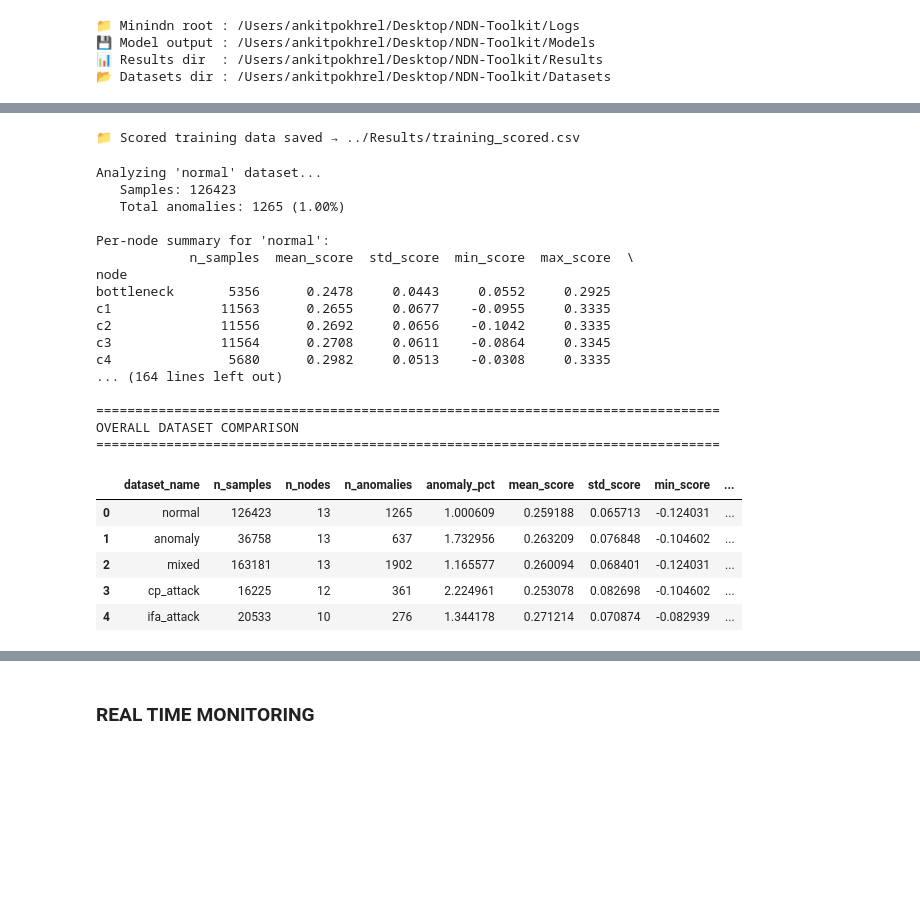
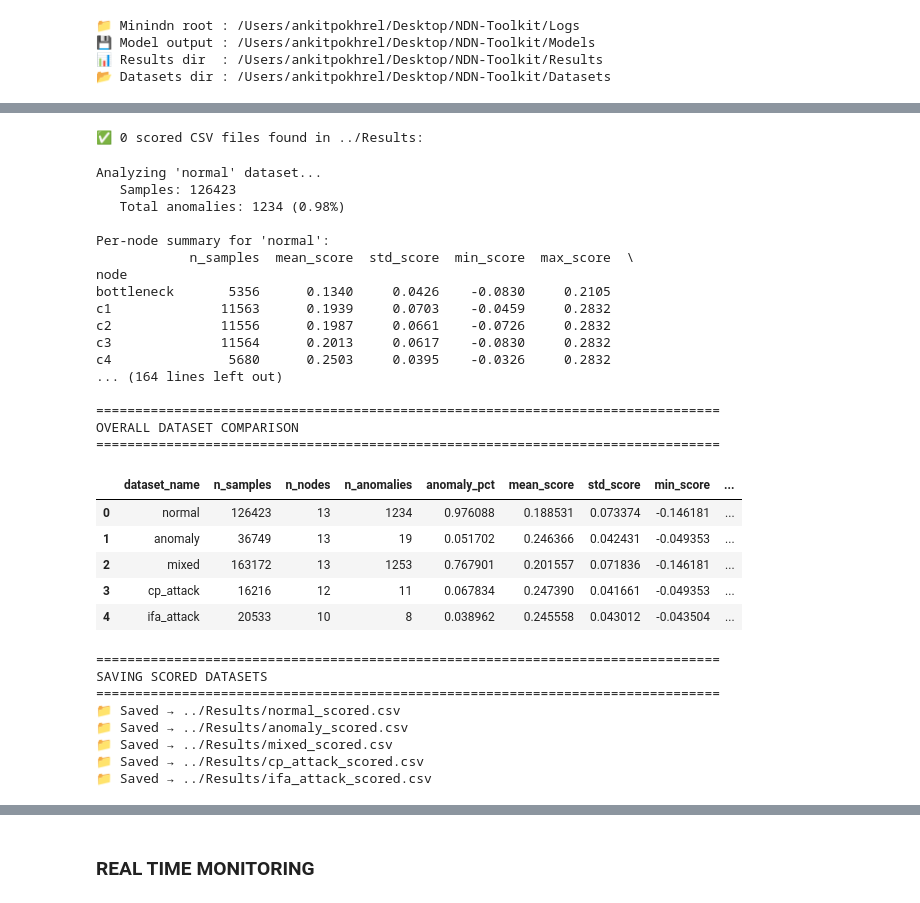
Before and after one commit to fuyalasmit/NDN-Toolkit, a Jupyter notebook: Notebooks/if_model.ipynb, the cells around one changed output, grey strips where cells are left out. Cells and saved outputs as stored; diff of their text form; code cells hidden in the pictures; blank space fills up the shorter version.

```diff
--- a/Notebooks/if_model.ipynb
+++ b/Notebooks/if_model.ipynb
@@ -349,10 +238,14 @@ print("📁 Saved → results/feature_importance.png")
 # %%
-# Save scored training data as CSV for reference
-out_csv = os.path.join(RESULTS_DIR, "training_scored.csv")
-feat_df_scored.to_csv(out_csv, index=False)
-print(f"📁 Scored training data saved → {out_csv}")
+# # Verify scored datasets were saved
+# import glob
+
+# csv_files = glob.glob(f"{RESULTS_DIR}/*_scored.csv")
+# print(f"✅ {len(csv_files)} scored CSV files found in {RESULTS_DIR}:")
+# for csv_file in sorted(csv_files):
+#     size_mb = os.path.getsize(csv_file) / (1024*1024)
+#     print(f"   • {os.path.basename(csv_file)} ({size_mb:.2f} MB)")
 # %% [output]
-📁 Scored training data saved → ../Results/training_scored.csv
+✅ 0 scored CSV files found in ../Results:
 # %%
 # ═══════════════════════════════════════════════════════════════════════════════
 # MULTI-DATASET ANALYSIS
@@ -428,46 +321,63 @@ all_analyses = []
 
 for ds_name in DATASET_ORDER:
     ds_df = datasets[ds_name]
-    analysis, scored, node_stats = analyze_dataset(ds_df, ds_name, pipeline, THRESHOLD, FEATURE_COLS)
+    analysis, scored, node_stats = analyze_dataset(ds_df, ds_name, loaded_pipeline, loaded_threshold, loaded_feat_cols)
     results[ds_name] = {
         'analysis': analysis,
         'scored_df': scored,
         'node_stats': node_stats
     }
     all_analyses.append(analysis)
     print(f"\nPer-node summary for '{ds_name}':")
     print(node_stats)
 
 # Create summary table
 summary_df = pd.DataFrame(all_analyses)
 print("\n" + "=" * 80)
 print("OVERALL DATASET COMPARISON")
 print("=" * 80)
 display(summary_df)
+
+# Save scored datasets as CSV for reference
+print("\n" + "=" * 80)
+print("SAVING SCORED DATASETS")
+print("=" * 80)
+for ds_name in DATASET_ORDER:
+    out_csv = os.path.join(RESULTS_DIR, f"{ds_name}_scored.csv")
+    results[ds_name]['scored_df'].to_csv(out_csv, index=False)
+    print(f"📁 Saved → {out_csv}")
 # %% [output]
 Analyzing 'normal' dataset...
    Samples: 126423
-   Total anomalies: 1265 (1.00%)
+   Total anomalies: 1234 (0.98%)
 
 Per-node summary for 'normal':
             n_samples  mean_score  std_score  min_score  max_score  \
 node
-bottleneck       5356      0.2478     0.0443     0.0552     0.2925
-c1              11563      0.2655     0.0677    -0.0955     0.3335
-c2              11556      0.2692     0.0656    -0.1042     0.3335
-c3              11564      0.2708     0.0611    -0.0864     0.3345
-c4               5680      0.2982     0.0513    -0.0308     0.3335
+bottleneck       5356      0.1340     0.0426    -0.0830     0.2105
+c1              11563      0.1939     0.0703    -0.0459     0.2832
+c2              11556      0.1987     0.0661    -0.0726     0.2832
+c3              11564      0.2013     0.0617    -0.0830     0.2832
+c4               5680      0.2503     0.0395    -0.0326     0.2832
 ... (164 lines left out)
 
 ================================================================================
 OVERALL DATASET COMPARISON
 ================================================================================
 |  | dataset_name | n_samples | n_nodes | n_anomalies | anomaly_pct | mean_score | std_score | min_score | ... |
-| 0 | normal | 126423 | 13 | 1265 | 1.000609 | 0.259188 | 0.065713 | -0.124031 | ... |
-| 1 | anomaly | 36758 | 13 | 637 | 1.732956 | 0.263209 | 0.076848 | -0.104602 | ... |
-| 2 | mixed | 163181 | 13 | 1902 | 1.165577 | 0.260094 | 0.068401 | -0.124031 | ... |
-| 3 | cp_attack | 16225 | 12 | 361 | 2.224961 | 0.253078 | 0.082698 | -0.104602 | ... |
-| 4 | ifa_attack | 20533 | 10 | 276 | 1.344178 | 0.271214 | 0.070874 | -0.082939 | ... |
+| 0 | normal | 126423 | 13 | 1234 | 0.976088 | 0.188531 | 0.073374 | -0.146181 | ... |
+| 1 | anomaly | 36749 | 13 | 19 | 0.051702 | 0.246366 | 0.042431 | -0.049353 | ... |
+| 2 | mixed | 163172 | 13 | 1253 | 0.767901 | 0.201557 | 0.071836 | -0.146181 | ... |
+| 3 | cp_attack | 16216 | 12 | 11 | 0.067834 | 0.247390 | 0.041661 | -0.049353 | ... |
+| 4 | ifa_attack | 20533 | 10 | 8 | 0.038962 | 0.245558 | 0.043012 | -0.043504 | ... |
+================================================================================
+SAVING SCORED DATASETS
+================================================================================
+📁 Saved → ../Results/normal_scored.csv
+📁 Saved → ../Results/anomaly_scored.csv
+📁 Saved → ../Results/mixed_scored.csv
+📁 Saved → ../Results/cp_attack_scored.csv
+📁 Saved → ../Results/ifa_attack_scored.csv
 # %%
 # ─── PER-NODE ANOMALY STATISTICS TABLE FOR ALL DATASETS ───────────────────────
 
```
Also changed, not shown: parts of 17 cells of this notebook, 1 other file.
